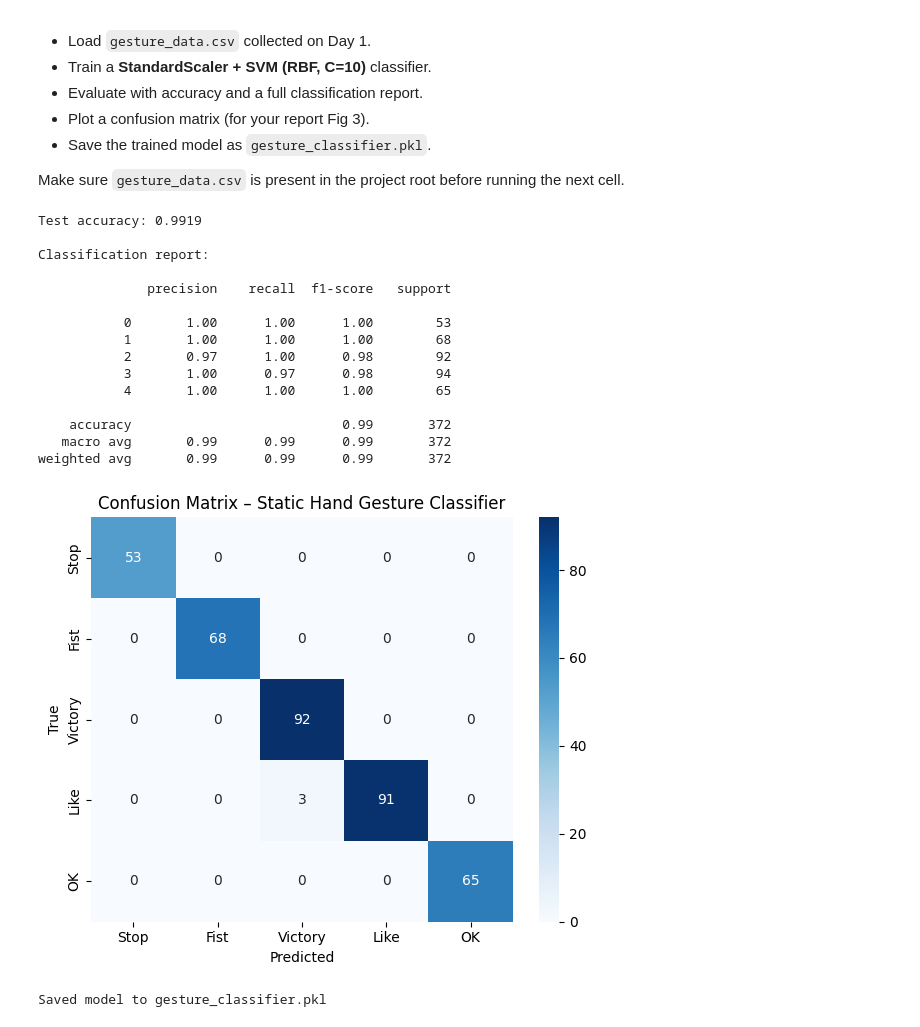
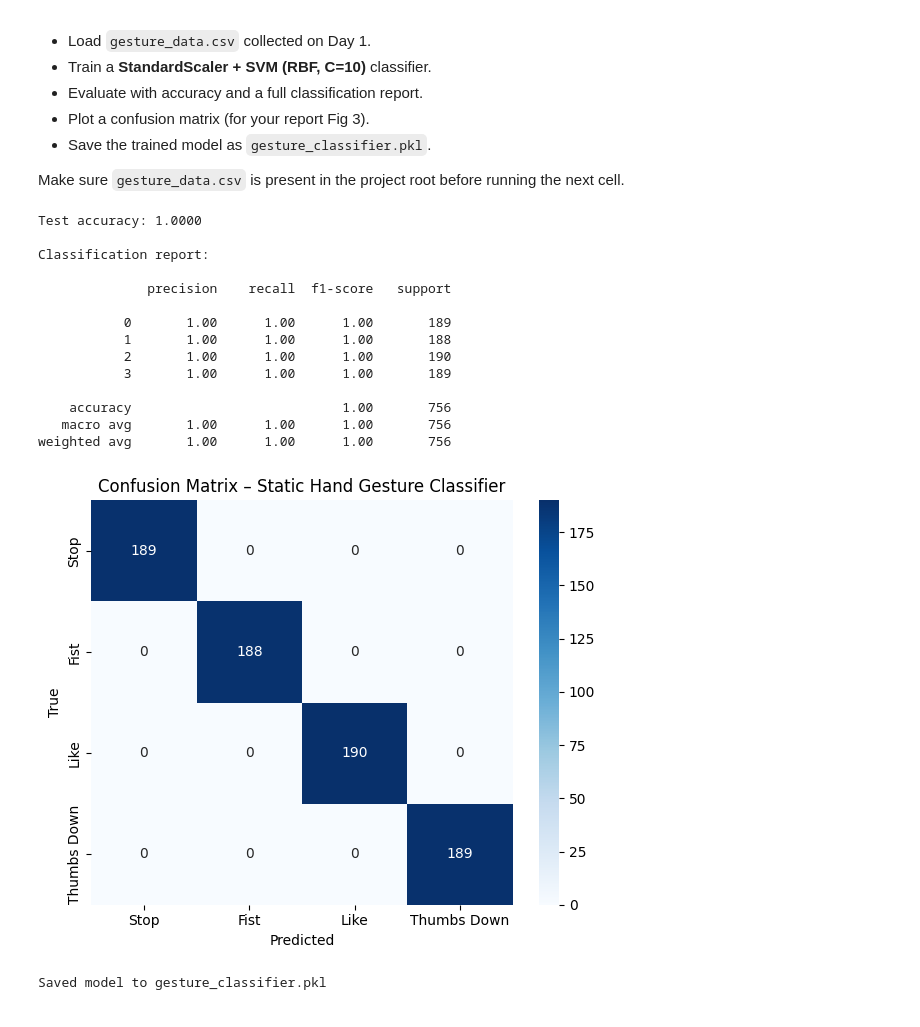
Before and after one commit to lfernande3/gesture-recog, a Jupyter notebook: mala_tofu.ipynb, the cells around one changed output. Saved outputs shown, nothing was run; the diff lists cells and outputs as text; code cells hidden in the pictures.

Commit message:
add swipe and trained gesture data csv

```diff
--- a/mala_tofu.ipynb
+++ b/mala_tofu.ipynb
@@ -42,7 +63,8 @@ mp_hands = mp.solutions.hands
 hands = mp_hands.Hands(static_image_mode=False, max_num_hands=2, min_detection_confidence=0.7)
 mp_drawing = mp.solutions.drawing_utils
 
-gesture_names = ["Stop", "Fist", "Victory", "Like", "OK"]
+# Updated gesture list: Removed Victory/Rock, kept others
+gesture_names = ["Stop", "Fist", "Like", "Thumbs Down"]
 data = []
 sample_counts = Counter()  # Track samples per gesture
 
@@ -50,7 +72,7 @@ cap = cv2.VideoCapture(0)
 current_gesture = -1
 
 # Make window visible and position it
-window_name = 'Data Collection – Press 0–4 to record, q to quit'
+window_name = 'Data Collection – Press 0–3 to record, q to quit'
 cv2.namedWindow(window_name, cv2.WINDOW_NORMAL)
 cv2.resizeWindow(window_name, 800, 600)
 cv2.moveWindow(window_name, 100, 100)  # Position at top-left
@@ -59,7 +81,7 @@ print("=" * 60)
 print("DATA COLLECTION STARTED (Dual Hand Support)")
 print("=" * 60)
 print("Instructions:")
-print("  - Press 0-4 to start recording that gesture")
+print("  - Press 0-3 to start recording that gesture")
 print("  - Press SPACE to PAUSE recording (use this to switch gestures!)")
 print("  - Hold the pose for a few seconds (aim for ~200+ samples per gesture)")
 print("  - You can use ONE or BOTH hands. Each detected hand counts as a sample.")
@@ -104,7 +126,7 @@ while cap.isOpened():
             cv2.putText(frame, text, (10, 60),
                         cv2.FONT_HERSHEY_SIMPLEX, 1.0, (0, 255, 0), 3)
         else:
-            cv2.putText(frame, "PAUSED: Press 0-4 to record", (10, 60),
+            cv2.putText(frame, "PAUSED: Press 0-3 to record", (10, 60),
                         cv2.FONT_HERSHEY_SIMPLEX, 0.8, (0, 255, 255), 2)
     else:
         # No hand detected
@@ -143,8 +165,8 @@ while cap.isOpened():
         break
     elif key == ord(' '):
         current_gesture = -1
-        print("\n>>> PAUSED recording. Switch your hand pose, then press 0-4 to resume.")
-    elif key in [ord('0'), ord('1'), ord('2'), ord('3'), ord('4')]:
+        print("\n>>> PAUSED recording. Switch your hand pose, then press 0-3 to resume.")
+    elif key in [ord('0'), ord('1'), ord('2'), ord('3')]:
         current_gesture = int(chr(key))
         print(f"\n>>> Now recording: {gesture_names[current_gesture]}")
 
@@ -169,6 +191,6 @@ if data:
         print(f"  {status} {i}: {name} = {count} samples")
     print("=" * 60)
 else:
-    print("\nWARNING: No data collected! Make sure to press 0-4 to start recording.")
+    print("\nWARNING: No data collected! Make sure to press 0-3 to start recording.")
 # %% [output]
 ============================================================
@@ -248,45 +250,45 @@ clf = make_pipeline(
 clf.fit(X_train, y_train)
 
 # Evaluation
 accuracy = clf.score(X_test, y_test)
 print(f"Test accuracy: {accuracy:.4f}")
 
 y_pred = clf.predict(X_test)
 print("\nClassification report:\n")
 print(classification_report(y_test, y_pred))
 
 # Confusion matrix
+gesture_labels = ["Stop", "Fist", "Like", "Thumbs Down"]
 cm = confusion_matrix(y_test, y_pred)
 plt.figure(figsize=(6, 5))
 sns.heatmap(cm, annot=True, fmt='d', cmap='Blues',
-            xticklabels=["Stop", "Fist", "Victory", "Like", "OK"],
-            yticklabels=["Stop", "Fist", "Victory", "Like", "OK"])
+            xticklabels=gesture_labels,
+            yticklabels=gesture_labels)
 plt.xlabel('Predicted')
 plt.ylabel('True')
 plt.title('Confusion Matrix – Static Hand Gesture Classifier')
 plt.tight_layout()
 plt.show()
 
 # Save model
 joblib.dump(clf, 'gesture_classifier.pkl')
 print("Saved model to gesture_classifier.pkl")
 # %% [output]
-Test accuracy: 0.9919
+Test accuracy: 1.0000
 
 Classification report:
 
               precision    recall  f1-score   support
 
-           0       1.00      1.00      1.00        53
-           1       1.00      1.00      1.00        68
-           2       0.97      1.00      0.98        92
-           3       1.00      0.97      0.98        94
-           4       1.00      1.00      1.00        65
+           0       1.00      1.00      1.00       189
+           1       1.00      1.00      1.00       188
+           2       1.00      1.00      1.00       190
+           3       1.00      1.00      1.00       189
 
-    accuracy                           0.99       372
-   macro avg       0.99      0.99      0.99       372
-weighted avg       0.99      0.99      0.99       372
+    accuracy                           1.00       756
+   macro avg       1.00      1.00      1.00       756
+weighted avg       1.00      1.00      1.00       756
-[figure, old version]
+[figure, new version]
 Saved model to gesture_classifier.pkl
 # %% [markdown]
 ## Day 3 – Real-time Demo + System Control
```
Also changed, not shown: parts of 5 cells of this notebook, 1 other file.
